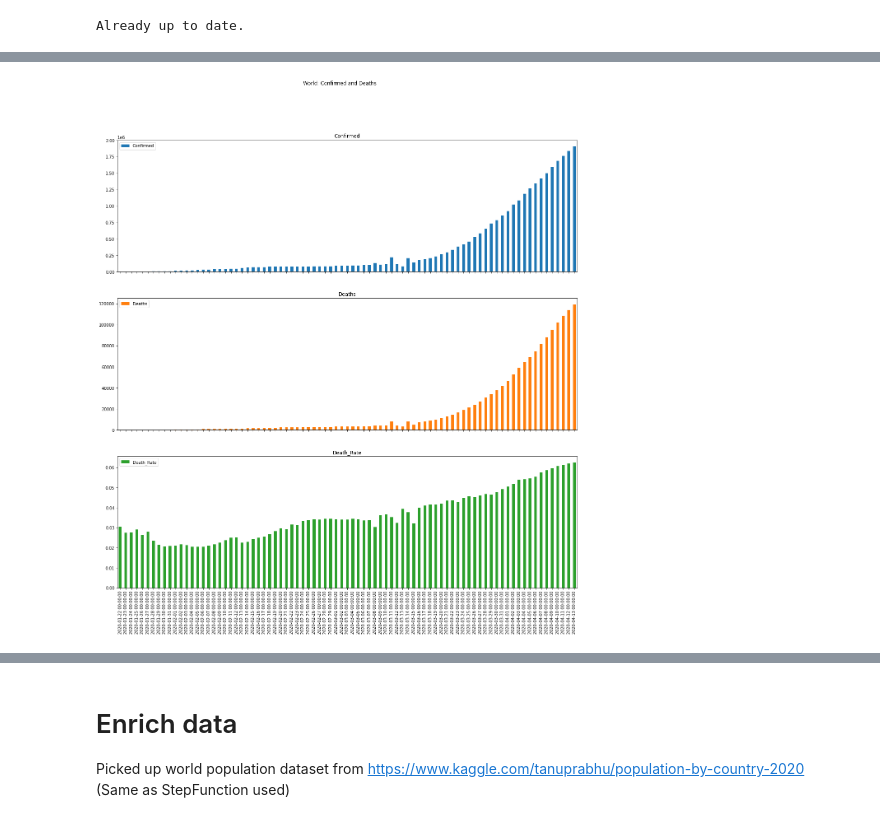
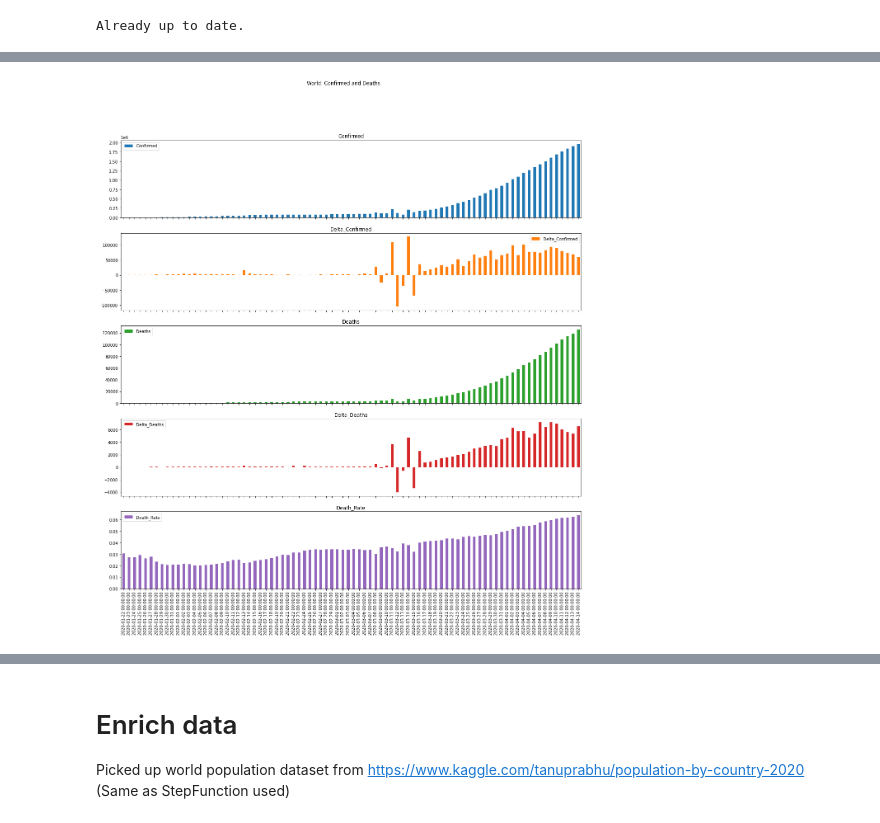
Before and after one commit to atulvarshneya/covid19-analysis, a Jupyter notebook: eda.ipynb, the cells around one changed output, grey strips where cells are left out. Saved outputs shown, nothing was run; the diff lists cells and outputs as text; code cells hidden in the pictures.

```diff
--- a/eda.ipynb
+++ b/eda.ipynb
@@ -146,6 +146,11 @@ cssedf_agg = cssedf_agg.reindex(idx, fill_value=0)
 missing_dts = pd.date_range(start = start_date, end = end_date ).difference(cssedf_agg.index)
 print("[ Missing dates:", len(missing_dts),"]")
 
+cssedf_agg['Prev_Confirmed'] = cssedf_agg['Confirmed'].shift(1)
+cssedf_agg = cssedf_agg.assign(Delta_Confirmed = lambda x: (x.Confirmed) - x.Prev_Confirmed)
+cssedf_agg['Prev_Deaths'] = cssedf_agg['Deaths'].shift(1)
+cssedf_agg = cssedf_agg.assign(Delta_Deaths = lambda x: (x.Deaths) - x.Prev_Deaths)
+
 if show_world_stats:
     print("Data from:",start_date, "till:", end_date)
     print("Update on", end_date,
@@ -154,7 +159,7 @@ if show_world_stats:
           "Deaths:",cssedf_agg.at[end_date, "Deaths"],
           "Death Rate: {:.2f}%".format(100 * cssedf_agg.at[end_date,"Death_Rate"]))
 if show_world_plots:
-    ax = cssedf_agg.plot(kind='bar', y = ['Confirmed','Deaths','Death_Rate'], title="World: Confirmed and Deaths", figsize=(20,20), subplots=True)
+    ax = cssedf_agg.plot(kind='bar', y = ['Confirmed','Delta_Confirmed','Deaths','Delta_Deaths','Death_Rate'], title="World: Confirmed and Deaths", figsize=(20,20), subplots=True)
     plt.show()
 # %% [output]
 [ Missing dates: 0 ]
@@ -163,3 +168,3 @@ Update on 2020-04-13 00:00:00 (day 83) Confirmed: 1906699.0 Deaths: 119289.0 Dea
-[figure, old version]
+[figure, new version]
 # %%
 ## Display countrywise stats
```
Also changed, not shown: parts of 5 cells of this notebook.
